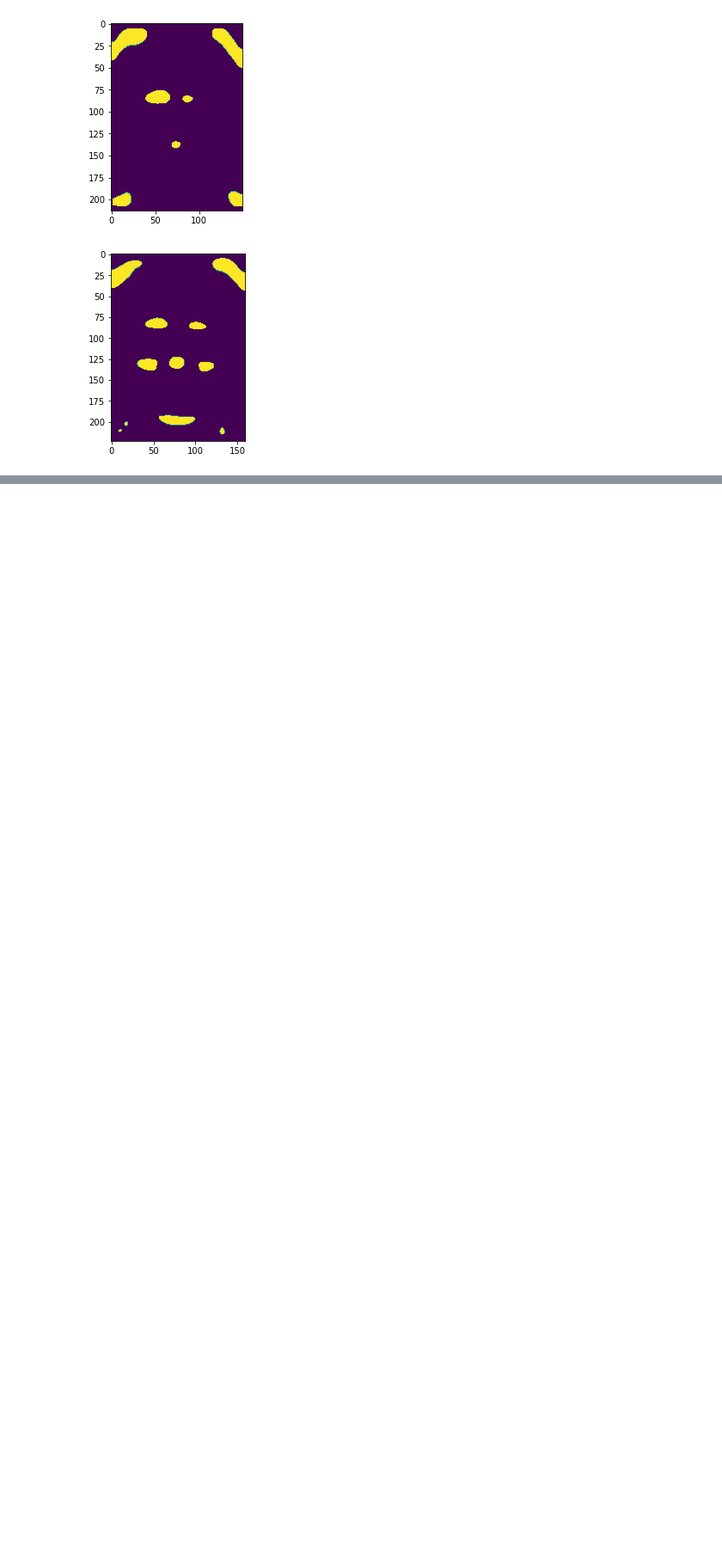
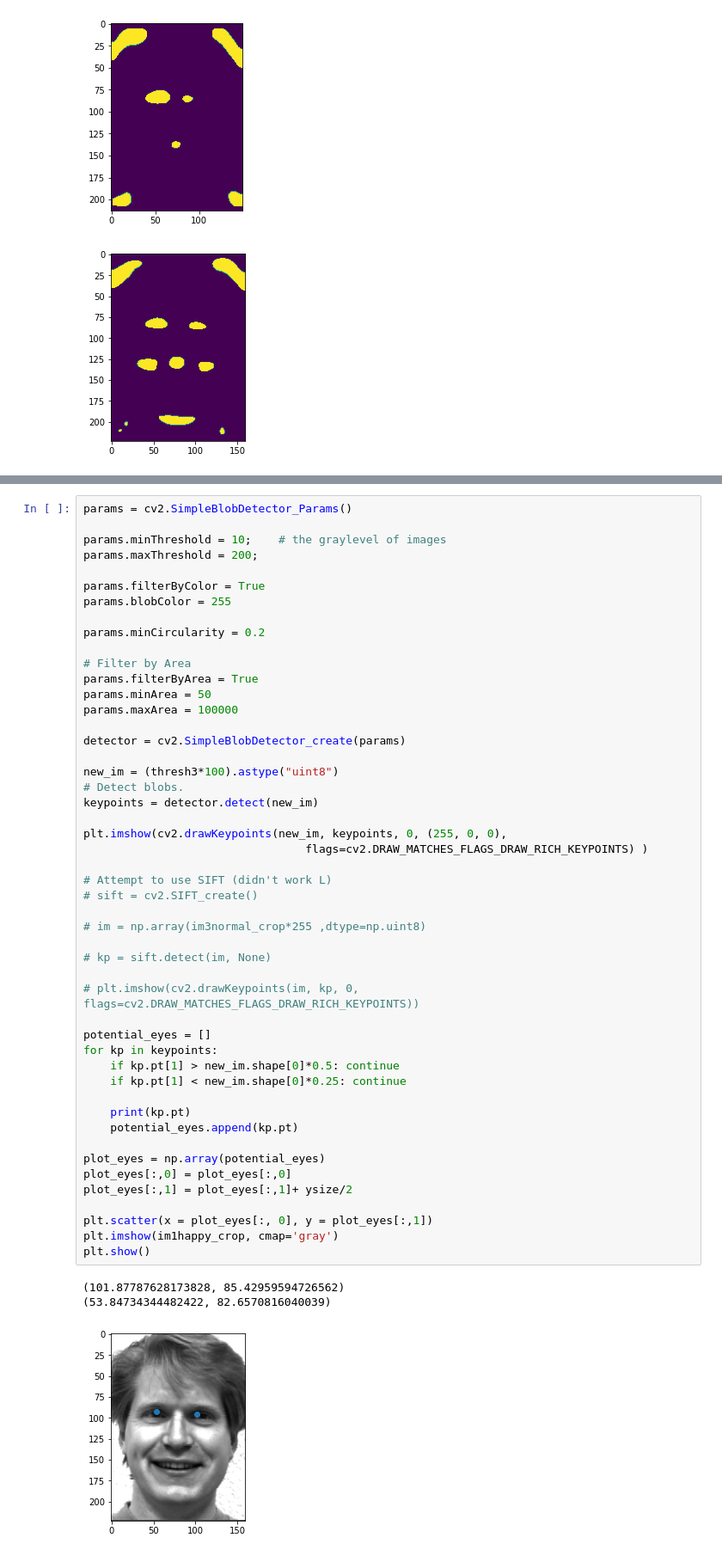
Before and after one commit to ariatara/cs445-final-project, a Jupyter notebook: eye_detection.ipynb, the cells around one changed output, grey strips where cells are left out. Shown at 86% size. Saved outputs shown, nothing was run; the diff lists cells and outputs as text; blank space fills up the shorter version.

Commit message:
good eyebox detection

```diff
--- a/eye_detection.ipynb
+++ b/eye_detection.ipynb
@@ -205,0 +172,53 @@ plt.imshow(cv2.drawKeypoints(new_im, keypoints, 0, (255, 0, 0),
+# %%
+params = cv2.SimpleBlobDetector_Params()
+
+params.minThreshold = 10;    # the graylevel of images
+params.maxThreshold = 200;
+
+params.filterByColor = True
+params.blobColor = 255
+
+params.minCircularity = 0.2
+
+# Filter by Area
+params.filterByArea = True
+params.minArea = 50
+params.maxArea = 100000
+
+detector = cv2.SimpleBlobDetector_create(params)
+
+new_im = (thresh3*100).astype("uint8")
+# Detect blobs.
+keypoints = detector.detect(new_im)
+
+plt.imshow(cv2.drawKeypoints(new_im, keypoints, 0, (255, 0, 0),
+                                 flags=cv2.DRAW_MATCHES_FLAGS_DRAW_RICH_KEYPOINTS) )
+
+# Attempt to use SIFT (didn't work L)
+# sift = cv2.SIFT_create()
+
+# im = np.array(im3normal_crop*255 ,dtype=np.uint8)
+
+# kp = sift.detect(im, None)
+
+# plt.imshow(cv2.drawKeypoints(im, kp, 0, flags=cv2.DRAW_MATCHES_FLAGS_DRAW_RICH_KEYPOINTS))
+
+potential_eyes = []
+for kp in keypoints:
+    if kp.pt[1] > new_im.shape[0]*0.5: continue
+    if kp.pt[1] < new_im.shape[0]*0.25: continue
+
+    print(kp.pt)
+    potential_eyes.append(kp.pt)
+
+plot_eyes = np.array(potential_eyes)
+plot_eyes[:,0] = plot_eyes[:,0]
+plot_eyes[:,1] = plot_eyes[:,1]+ ysize/2
+
+plt.scatter(x = plot_eyes[:, 0], y = plot_eyes[:,1])
+plt.imshow(im1happy_crop, cmap='gray')
+plt.show()
+# %% [output]
+(101.87787628173828, 85.42959594726562)
+(53.84734344482422, 82.6570816040039)
+[figure, added]
```
Also changed, not shown: parts of 13 cells of this notebook.
